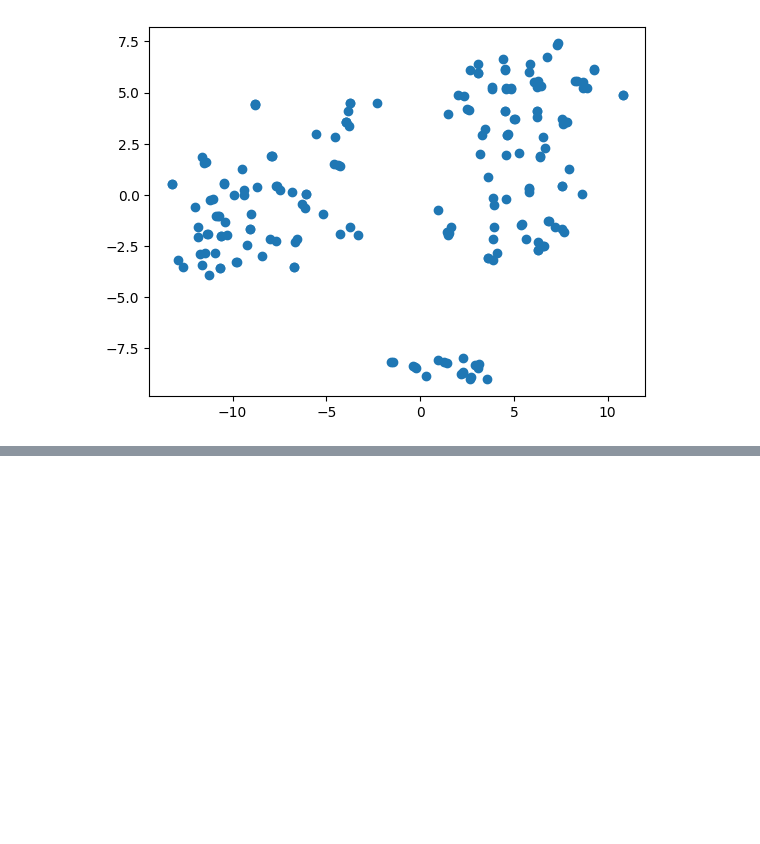
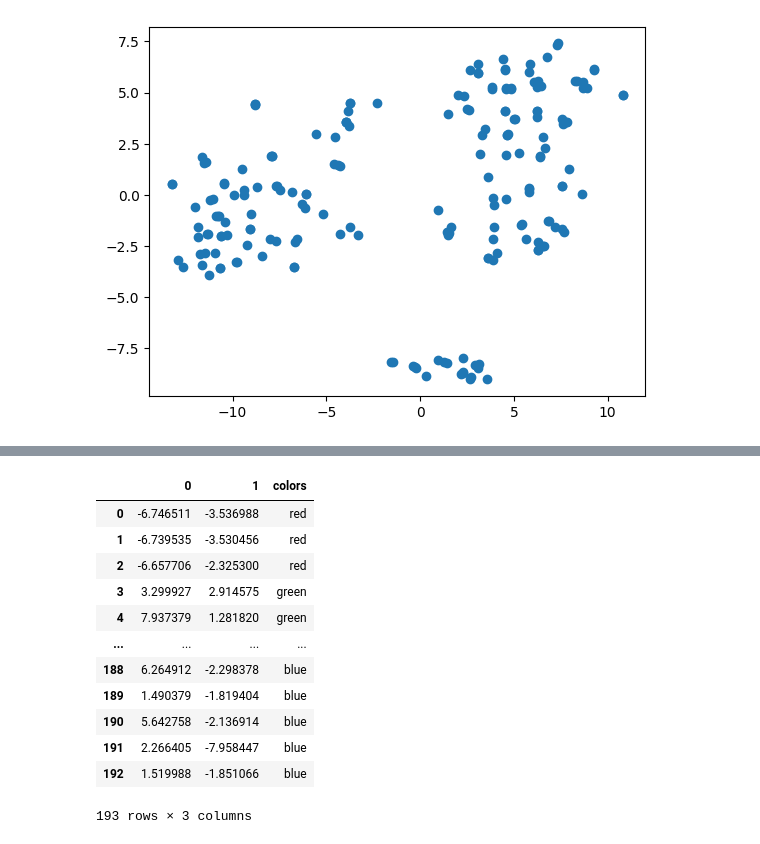
Before and after one commit to BilalElHammouchi/AntennaClustering, a Jupyter notebook: notebook.ipynb, the cells around one changed output, grey strips where cells are left out. Cells and saved outputs as stored; diff of their text form; code cells hidden in the pictures; blank space fills up the shorter version.

```diff
--- a/Untitled8 (1).ipynb
+++ b/notebook.ipynb
@@ -362,0 +353,17 @@ plt.show()
+# %%
+transformed_tnse['colors'] = colors
+transformed_tnse
+# %% [output]
+|  | 0 | 1 | colors |
+| 0 | -6.746511 | -3.536988 | red |
+| 1 | -6.739535 | -3.530456 | red |
+| 2 | -6.657706 | -2.325300 | red |
+| 3 | 3.299927 | 2.914575 | green |
+| 4 | 7.937379 | 1.281820 | green |
+| ... | ... | ... | ... |
+| 188 | 6.264912 | -2.298378 | blue |
+| 189 | 1.490379 | -1.819404 | blue |
+| 190 | 5.642758 | -2.136914 | blue |
+| 191 | 2.266405 | -7.958447 | blue |
+| 192 | 1.519988 | -1.851066 | blue |
+193 rows × 3 columns
```
Also changed, not shown: parts of 6 cells of this notebook, 13 other files.
